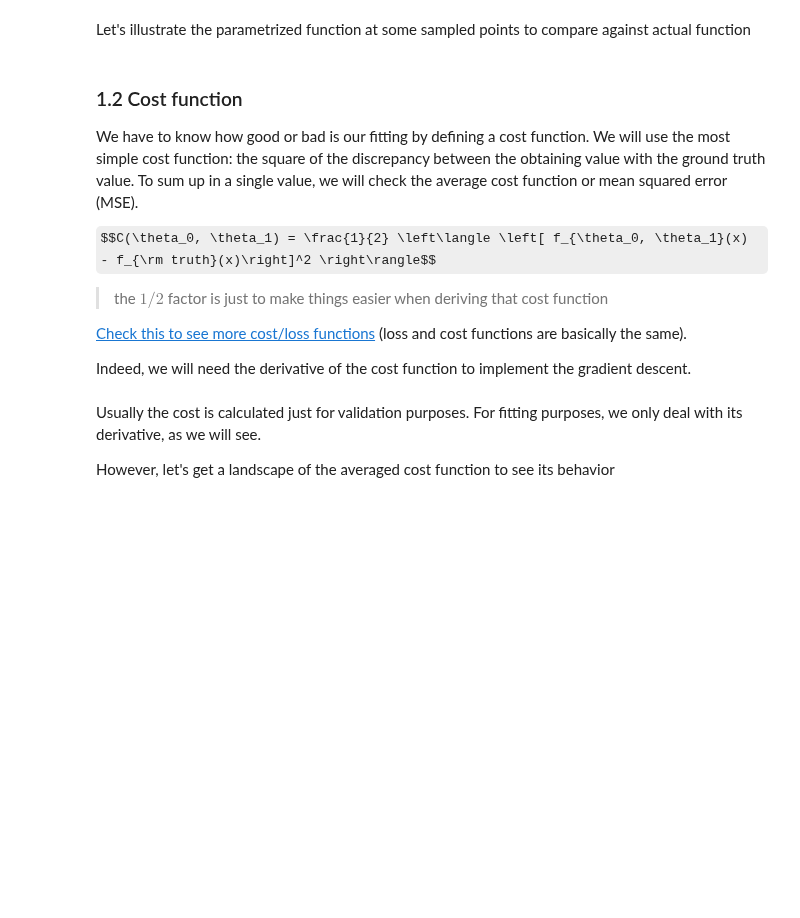
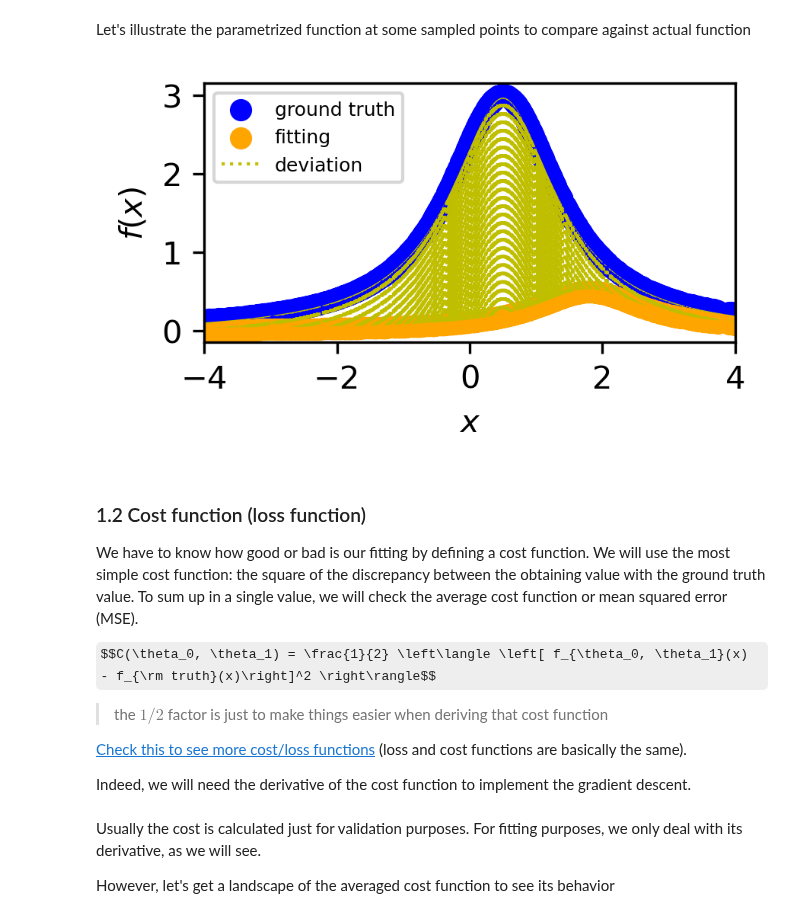
Before and after one commit to dmaluenda/hands_on_machine_learning, a Jupyter notebook: 02_Training.ipynb, the cells around one changed output. Drawn from its saved outputs; the diff is of its cells as text; code cells hidden in the pictures; some formulas as TeX source; blank space fills up the shorter version.

```diff
--- a/02_Training.ipynb
+++ b/02_Training.ipynb
@@ -134,8 +134,6 @@ def samples(nsamples, width=2.0):
 # %% [markdown]
 Let's illustrate the parametrized function at some sampled points to compare against actual function
 # %%
-x = samples(10)
-
 def plot_curves(x, fit_thetas, legend=True, ax=None):
     ax = plt.gca() if ax==None else ax
 
@@ -148,7 +146,7 @@ def plot_curves(x, fit_thetas, legend=True, ax=None):
                   label='deviation')
 
     if legend:
-        ax.legend(handles=[ax1, ax2, ax3[0]], loc='upper left')
+        ax.legend(handles=[ax1, ax2, ax3[0]], loc='upper left', fontsize=6)
     ax.set_xlim(-4,4)
     ax.set_xlabel(r"$x$")
     ax.set_ylabel(r"$f(x)$")
@@ -159,11 +157,15 @@ def plot_curves(x, fit_thetas, legend=True, ax=None):
         ax.plot(x_line, f(fit_thetas, x_line), color="orange")
     except:  # if f is not analitical, there is no chance to draw a line
         pass
-
-plt.figure(figsize=(3, 2))
-plot_curves(x, fit_thetas)
+# %%
+x = samples(1000)
+
+plt.figure(figsize=(3, 1.5))
+plot_curves(x, fit_thetas)
+# %% [output]
+[figure, added]
 # %% [markdown]
-### 1.2 Cost function
+### 1.2 Cost function (loss function)
 
 We have to know how good or bad is our fitting by defining a cost function.  We will use the most simple cost function: the square of the discrepancy between the obtaining value with the ground truth value. To sum up in a single value, we will check the average cost function or mean squared error (MSE).
 
```
Also changed, not shown: parts of 25 cells of this notebook, 4 other files.
